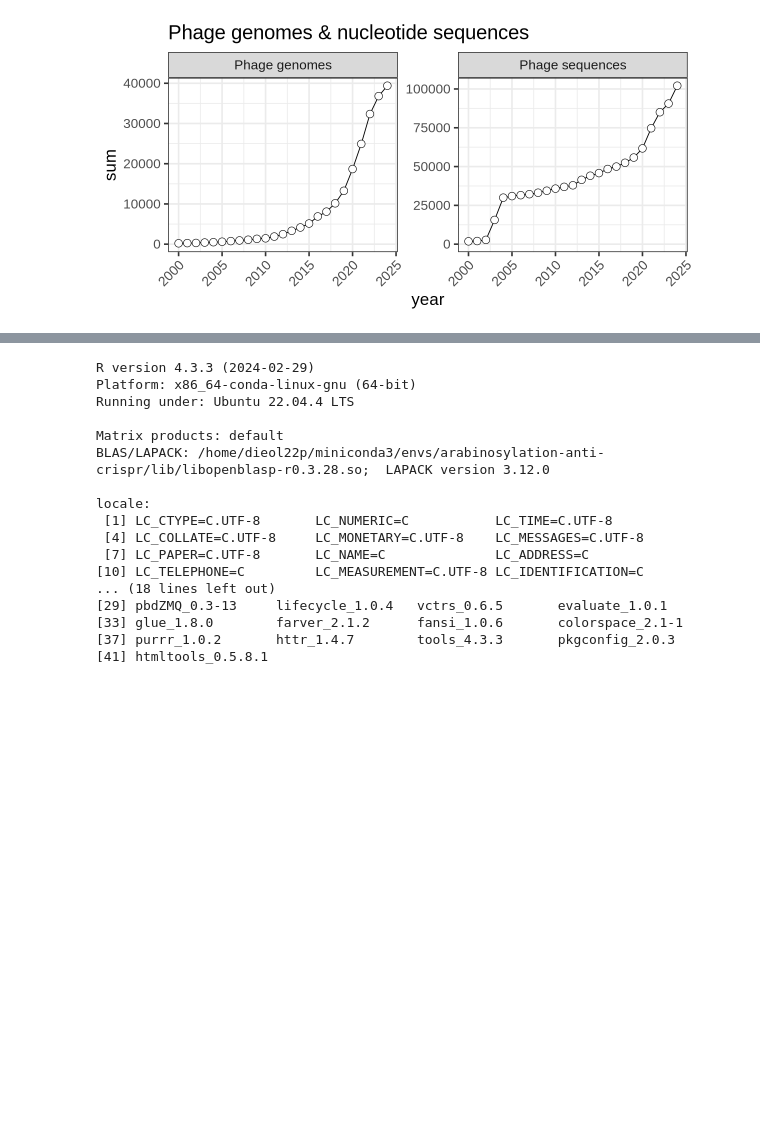
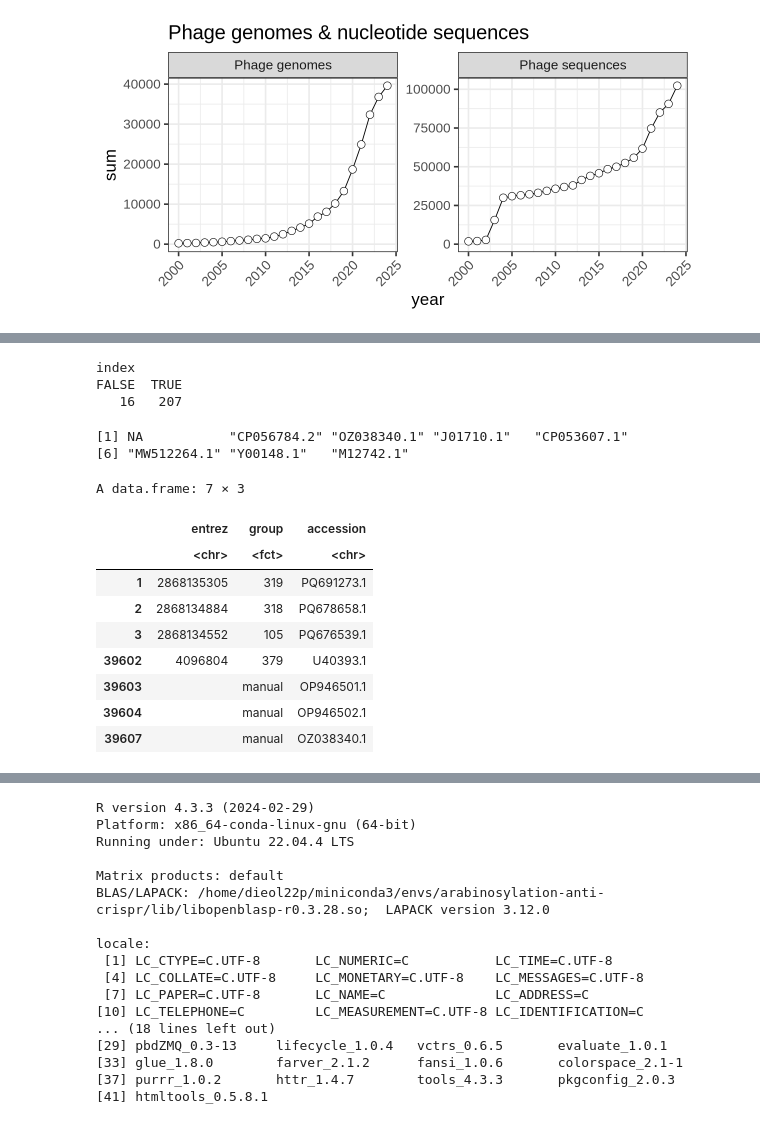
Before and after one commit to fineranlab/phage-genome-arabinosylation, a Jupyter notebook: bin/query_ncbi-phage-genomes.ipynb, the cells around one changed output, grey strips where cells are left out. Cells and saved outputs as stored; diff of their text form; code cells hidden in the pictures; blank space fills up the shorter version.

```diff
--- a/bin/query_ncbi-phage-genomes.ipynb
+++ b/bin/query_ncbi-phage-genomes.ipynb
@@ -204,0 +291,40 @@ A data.frame: 6 × 4
+# %%
+# Comparing accession numbers
+
+## Check overlap
+index <- sel$genome_accession %in% query$accession
+table(index)
+
+## Detect missing genomes
+unique(sel$genome_accession[which(!index)])
+
+## Manually add entries to query
+entries <- list(
+    data.frame(entrez='',group='manual',accession='OP946501.1'),
+    data.frame(entrez='',group='manual',accession='OP946502.1'),
+    data.frame(entrez='',group='manual',accession='OZ038340.1')
+)
+entries <- bind_rows(entries)
+query <- rbind(query, entries)
+
+## Select unique accession numbers
+query <- query[!duplicated(query$accession), ]
+
+## View
+rbind(head(query,3), tail(query,4))
+# %% [output]
+index
+FALSE  TRUE
+   16   207
+[1] NA           "CP056784.2" "OZ038340.1" "J01710.1"   "CP053607.1"
+[6] "MW512264.1" "Y00148.1"   "M12742.1"
+A data.frame: 7 × 3
+|  | entrez | group | accession |
+|  | <chr> | <fct> | <chr> |
+| 1 | 2868135305 | 319 | PQ691273.1 |
+| 2 | 2868134884 | 318 | PQ678658.1 |
+| 3 | 2868134552 | 105 | PQ676539.1 |
+| 39602 | 4096804 | 379 | U40393.1 |
+| 39603 |  | manual | OP946501.1 |
+| 39604 |  | manual | OP946502.1 |
+| 39607 |  | manual | OZ038340.1 |
```
Also changed, not shown: parts of 13 cells of this notebook, 8 other files.
